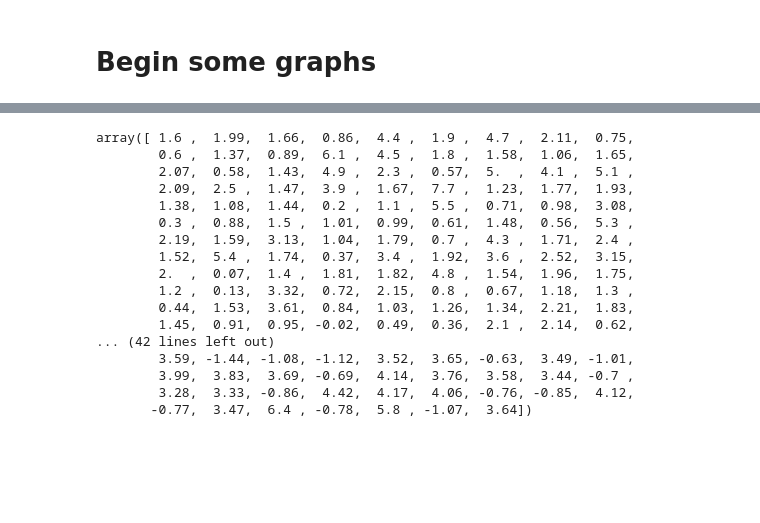
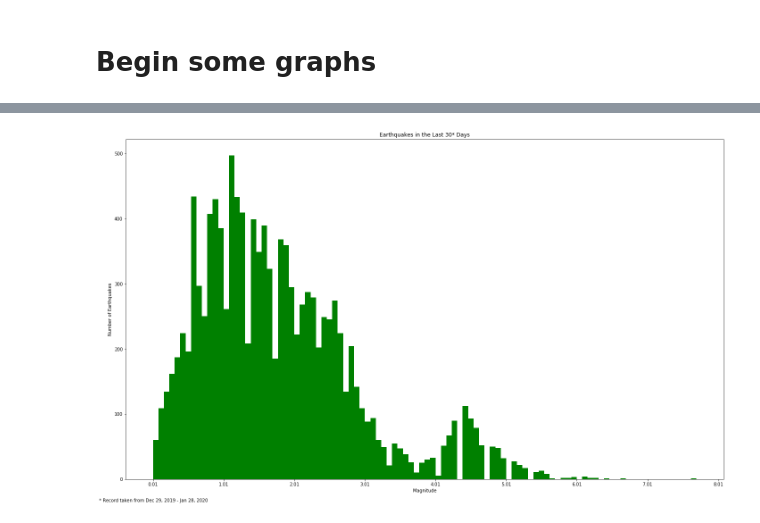
Before and after one commit to jacobpad/jacobpad.github.io, a Jupyter notebook: data/U1_Build_Week_Jacob_Padgett.ipynb, the cells around one changed output, grey strips where cells are left out. Cells and saved outputs as stored; diff of their text form; code cells hidden in the pictures; blank space fills up the shorter version.

```diff
--- a/data/U1_Build_Week_Jacob_Padgett.ipynb
+++ b/data/U1_Build_Week_Jacob_Padgett.ipynb
@@ -200,11 +226,22 @@ status_df  = pd.Series(df['status'])
 # %%
+###############################################################################
+###############################################################################
+#                               THIS WORKS ! ! !                              #
+###############################################################################
+###############################################################################
 # Plot the magnitude and quantity of quakes
-plt.hist(mag_df)
+plt.hist(df['mag'], bins=100, color='green')
 
 plt.title('Earthquakes in the Last 30* Days')
-plt.text(x=-2,
-         y=-1000,
+plt.text(x=-.75,
+         y=-35,
          s='* Record taken from Dec 29, 2019 - Jan 28, 2020')
 plt.xlabel('Magnitude')
 plt.ylabel('Number of Earthquakes')
+plt.xticks(np.arange(min(df['mag']), max(df['mag'])+1, 1.0))
+plt.rcParams['figure.figsize'] = (23,13) # SIZE
 plt.show()
+###############################################################################
+###############################################################################
+# %% [output]
+[figure, added]
@@ -213,21 +247,0 @@ sns.distplot(mag_df);
-# %%
-# Why does it appear dome of the magnitudes are negative
-mag_df.unique()
-# %% [output]
-array([ 1.6 ,  1.99,  1.66,  0.86,  4.4 ,  1.9 ,  4.7 ,  2.11,  0.75,
-        0.6 ,  1.37,  0.89,  6.1 ,  4.5 ,  1.8 ,  1.58,  1.06,  1.65,
-        2.07,  0.58,  1.43,  4.9 ,  2.3 ,  0.57,  5.  ,  4.1 ,  5.1 ,
-        2.09,  2.5 ,  1.47,  3.9 ,  1.67,  7.7 ,  1.23,  1.77,  1.93,
-        1.38,  1.08,  1.44,  0.2 ,  1.1 ,  5.5 ,  0.71,  0.98,  3.08,
-        0.3 ,  0.88,  1.5 ,  1.01,  0.99,  0.61,  1.48,  0.56,  5.3 ,
-        2.19,  1.59,  3.13,  1.04,  1.79,  0.7 ,  4.3 ,  1.71,  2.4 ,
-        1.52,  5.4 ,  1.74,  0.37,  3.4 ,  1.92,  3.6 ,  2.52,  3.15,
-        2.  ,  0.07,  1.4 ,  1.81,  1.82,  4.8 ,  1.54,  1.96,  1.75,
-        1.2 ,  0.13,  3.32,  0.72,  2.15,  0.8 ,  0.67,  1.18,  1.3 ,
-        0.44,  1.53,  3.61,  0.84,  1.03,  1.26,  1.34,  2.21,  1.83,
-        1.45,  0.91,  0.95, -0.02,  0.49,  0.36,  2.1 ,  2.14,  0.62,
-... (42 lines left out)
-        3.59, -1.44, -1.08, -1.12,  3.52,  3.65, -0.63,  3.49, -1.01,
-        3.99,  3.83,  3.69, -0.69,  4.14,  3.76,  3.58,  3.44, -0.7 ,
-        3.28,  3.33, -0.86,  4.42,  4.17,  4.06, -0.76, -0.85,  4.12,
-       -0.77,  3.47,  6.4 , -0.78,  5.8 , -1.07,  3.64])
```
Also changed, not shown: parts of 26 cells of this notebook.
